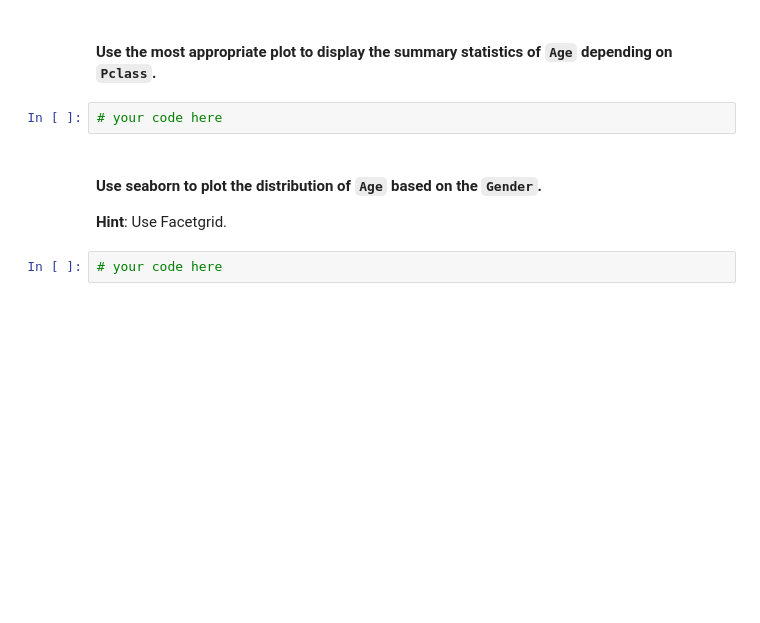
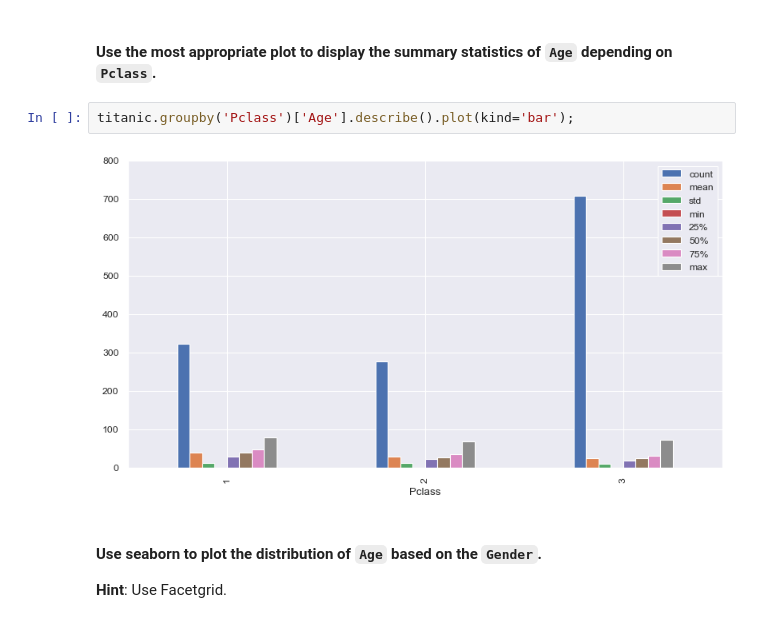
Before and after one commit to Ironhack-Data-Madrid-Octubre-2023/5.2-lab_matplotlib_seaborn, a Jupyter notebook: your-code/main.ipynb, the cells around one changed output. Drawn from its saved outputs; the diff is of its cells as text; blank space fills up the shorter version.

```diff
--- a/your-code/main.ipynb
+++ b/your-code/main.ipynb
@@ -299,9 +301,9 @@ your comments here
 # %% [markdown]
 #### Use the most appropriate plot to display the summary statistics of `Age` depending on `Pclass`.
-# %%
-# your code here
+# %%
+titanic.groupby('Pclass')['Age'].describe().plot(kind='bar');
+# %% [output]
+[figure, added]
 # %% [markdown]
 #### Use seaborn to plot the distribution of `Age` based on the `Gender`.
 **Hint**: Use Facetgrid.
-# %%
-# your code here
```
Also changed, not shown: parts of 11 cells of this notebook.
